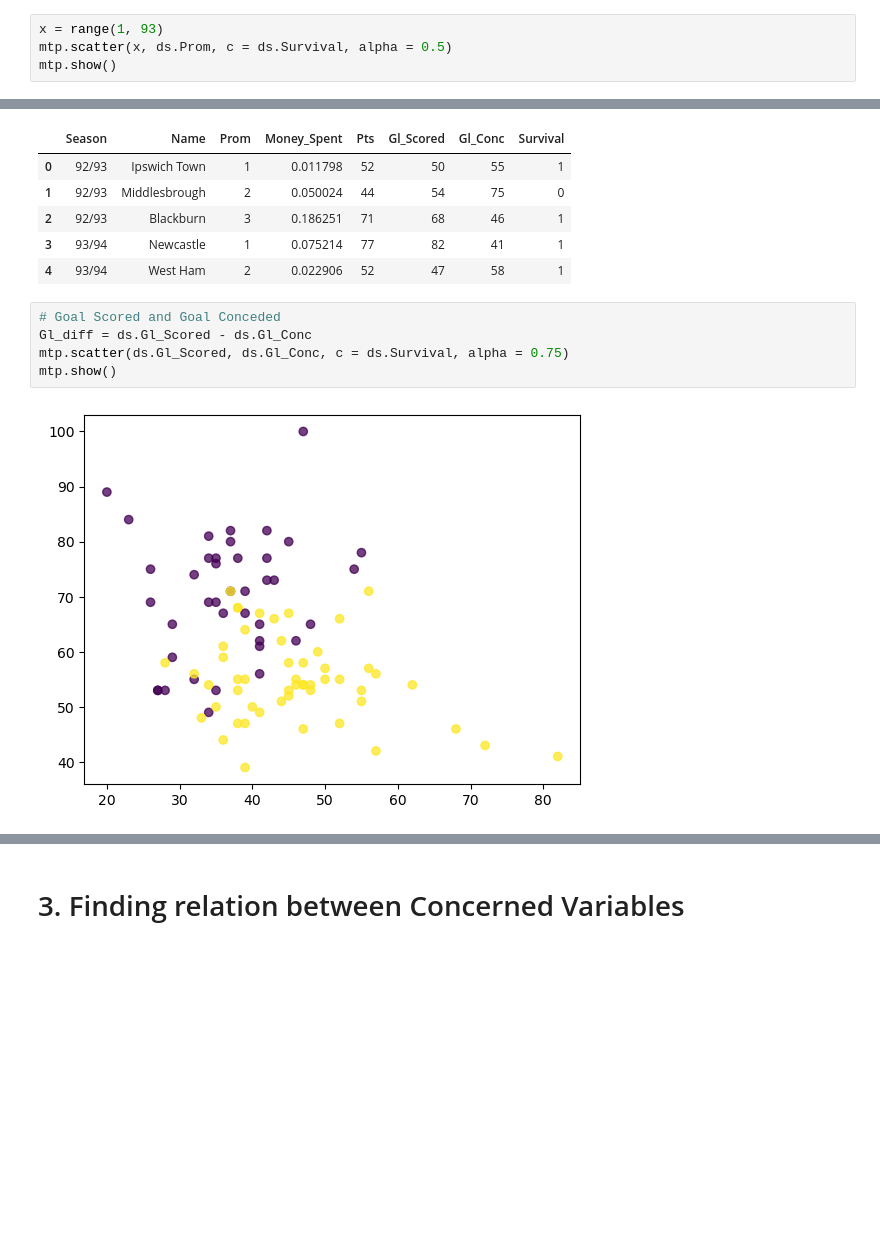
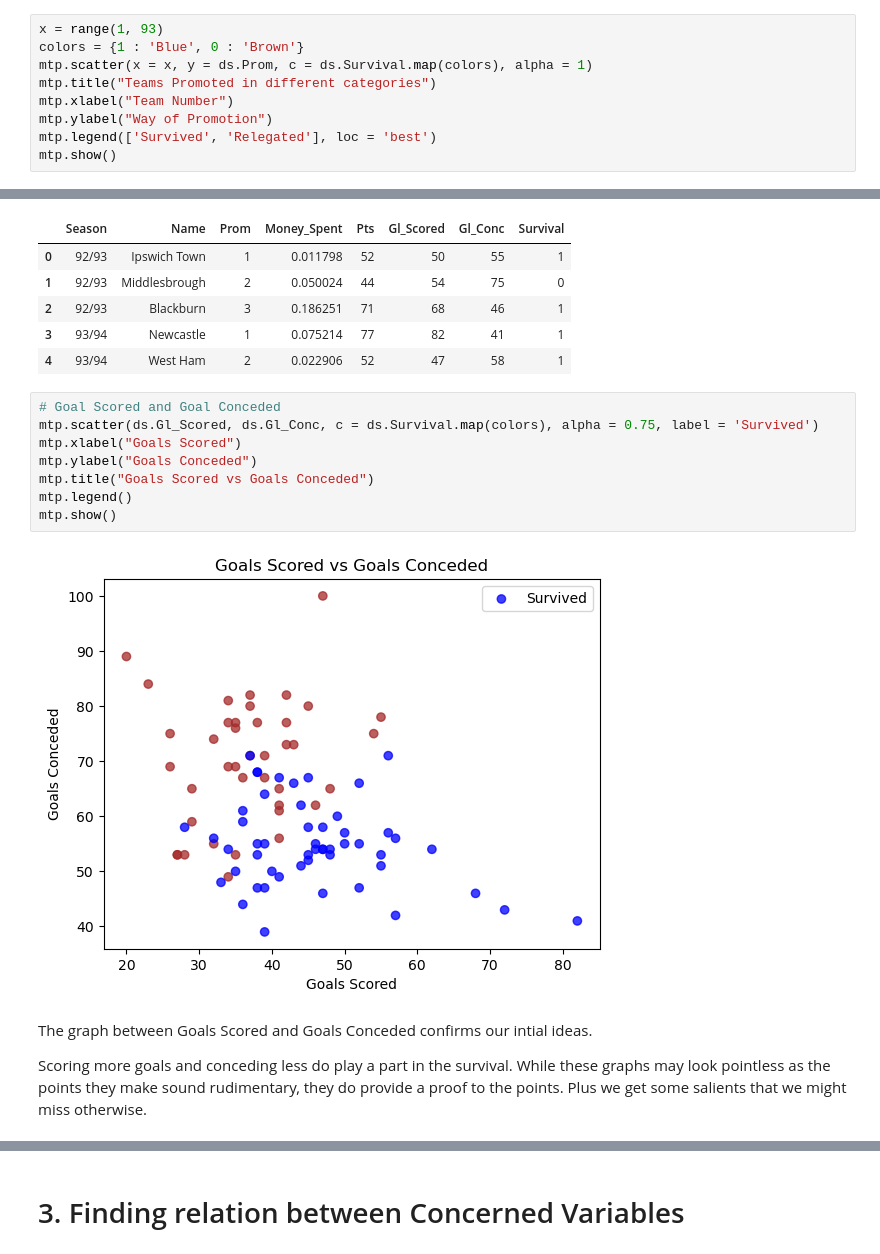
Before and after one commit to ShreyS92/Survival_Proj, a Jupyter notebook: Logistic_Model.ipynb, the cells around one changed output, grey strips where cells are left out. Saved outputs shown, nothing was run; the diff lists cells and outputs as text; blank space fills up the shorter version.

```diff
--- a/Logistic_Model.ipynb
+++ b/Logistic_Model.ipynb
@@ -33,5 +48,10 @@ ds.head()
 # %%
 x = range(1, 93)
-mtp.scatter(x, ds.Prom, c = ds.Survival, alpha = 0.5)
+colors = {1 : 'Blue', 0 : 'Brown'}
+mtp.scatter(x = x, y = ds.Prom, c = ds.Survival.map(colors), alpha = 1)
+mtp.title("Teams Promoted in different categories")
+mtp.xlabel("Team Number")
+mtp.ylabel("Way of Promotion")
+mtp.legend(['Survived', 'Relegated'], loc = 'best')
 mtp.show()
 # %% [output]
@@ -91,10 +134,16 @@ ds.head()
 | 4 | 93/94 | West Ham | 2 | 0.022906 | 52 | 47 | 58 | 1 |
 # %%
 # Goal Scored and Goal Conceded
-Gl_diff = ds.Gl_Scored - ds.Gl_Conc
-mtp.scatter(ds.Gl_Scored, ds.Gl_Conc, c = ds.Survival, alpha = 0.75)
+mtp.scatter(ds.Gl_Scored, ds.Gl_Conc, c = ds.Survival.map(colors), alpha = 0.75, label = 'Survived')
+mtp.xlabel("Goals Scored")
+mtp.ylabel("Goals Conceded")
+mtp.title("Goals Scored vs Goals Conceded")
+mtp.legend()
 mtp.show()
 # %% [output]
-[figure, old version]
+[figure, new version]
+# %% [markdown]
+<p> The graph between Goals Scored and Goals Conceded confirms our intial ideas. </p>
+<p> Scoring more goals and conceding less do play a part in the survival. While these graphs may look pointless as the points they make sound rudimentary, they do provide a proof to the points. Plus we get some salients that we might miss otherwise. </p>
 # %%
 #Pts vs Survival
```
Also changed, not shown: parts of 28 cells of this notebook.
